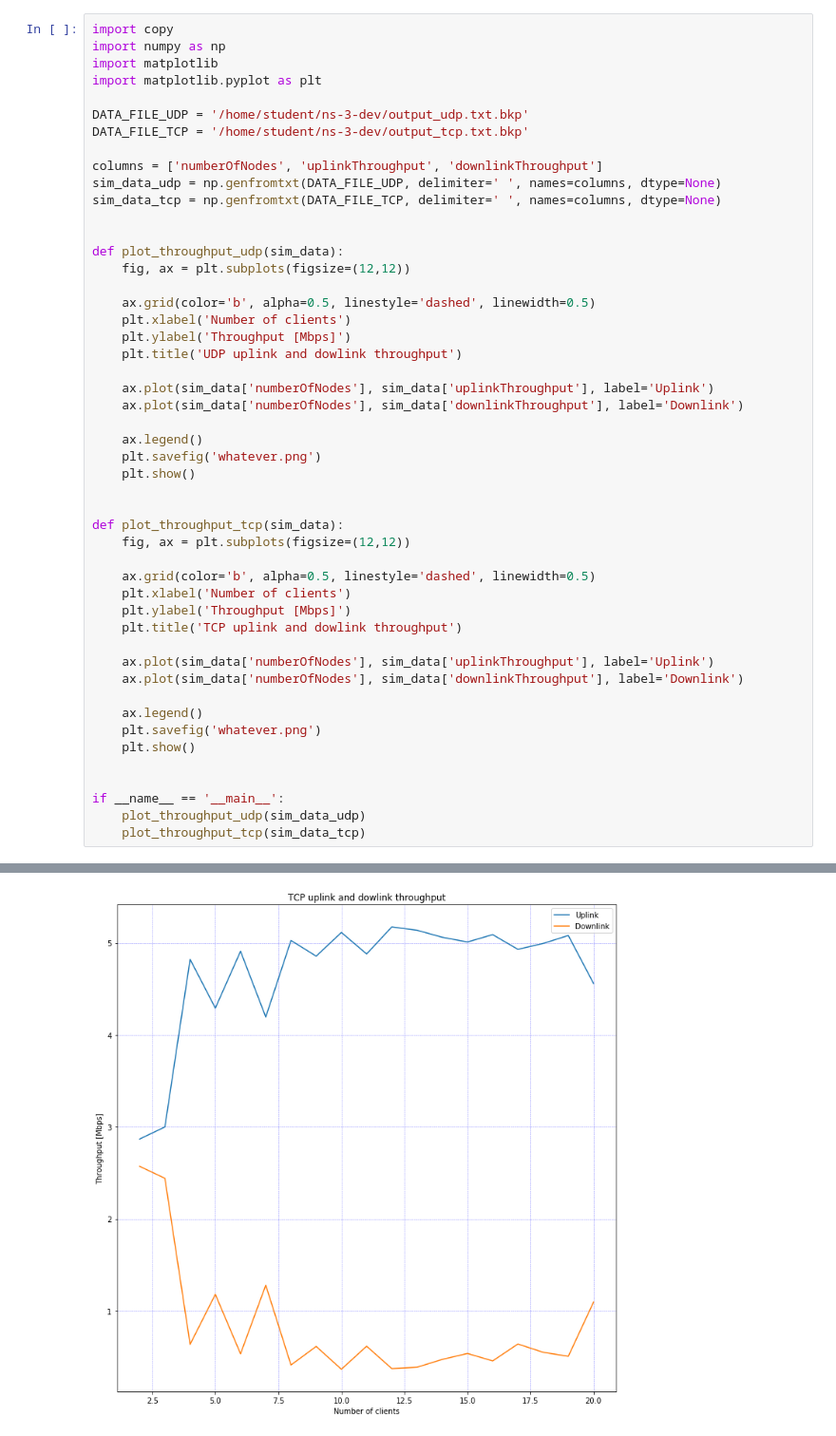
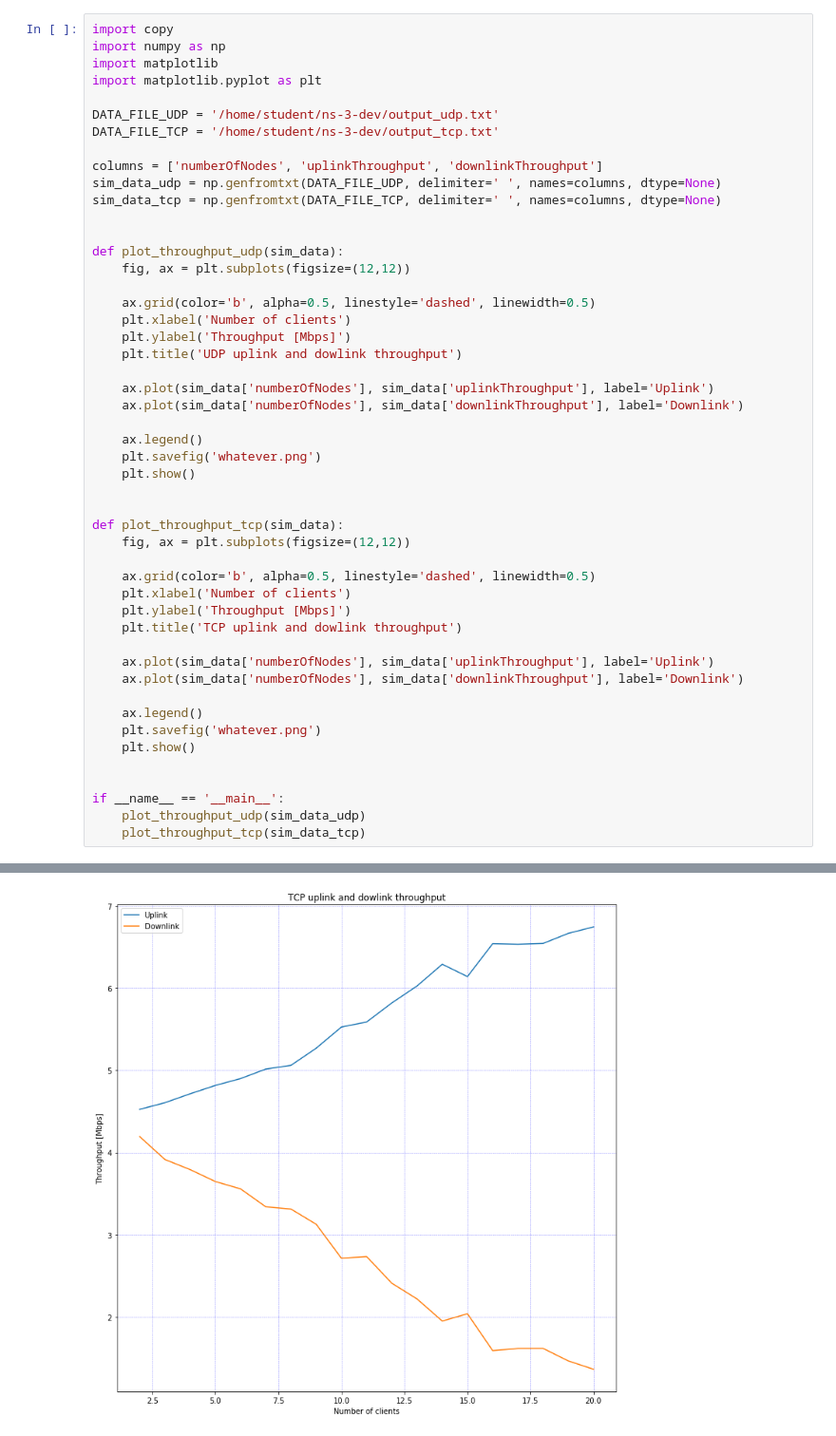
Before and after one commit to isrm-lab/ns3-lab-solutions, a Jupyter notebook: model-colocviu/model_colocviu.ipynb, the cells around one changed output, grey strips where cells are left out. Shown at 95% size. Saved outputs shown, nothing was run; the diff lists cells and outputs as text.

Commit message:
Update plots

```diff
--- a/model-colocviu/model_colocviu.ipynb
+++ b/model-colocviu/model_colocviu.ipynb
@@ -4,8 +4,8 @@ import numpy as np
 import matplotlib
 import matplotlib.pyplot as plt
 
-DATA_FILE_UDP = '/home/student/ns-3-dev/output_udp.txt.bkp'
-DATA_FILE_TCP = '/home/student/ns-3-dev/output_tcp.txt.bkp'
+DATA_FILE_UDP = '/home/student/ns-3-dev/output_udp.txt'
+DATA_FILE_TCP = '/home/student/ns-3-dev/output_tcp.txt'
 
 columns = ['numberOfNodes', 'uplinkThroughput', 'downlinkThroughput']
 sim_data_udp = np.genfromtxt(DATA_FILE_UDP, delimiter=' ', names=columns, dtype=None)
@@ -52 +52 @@ if __name__ == '__main__':
-[figure, old version]
+[figure, new version]
```
Also changed, not shown: parts of 1 cell of this notebook.
